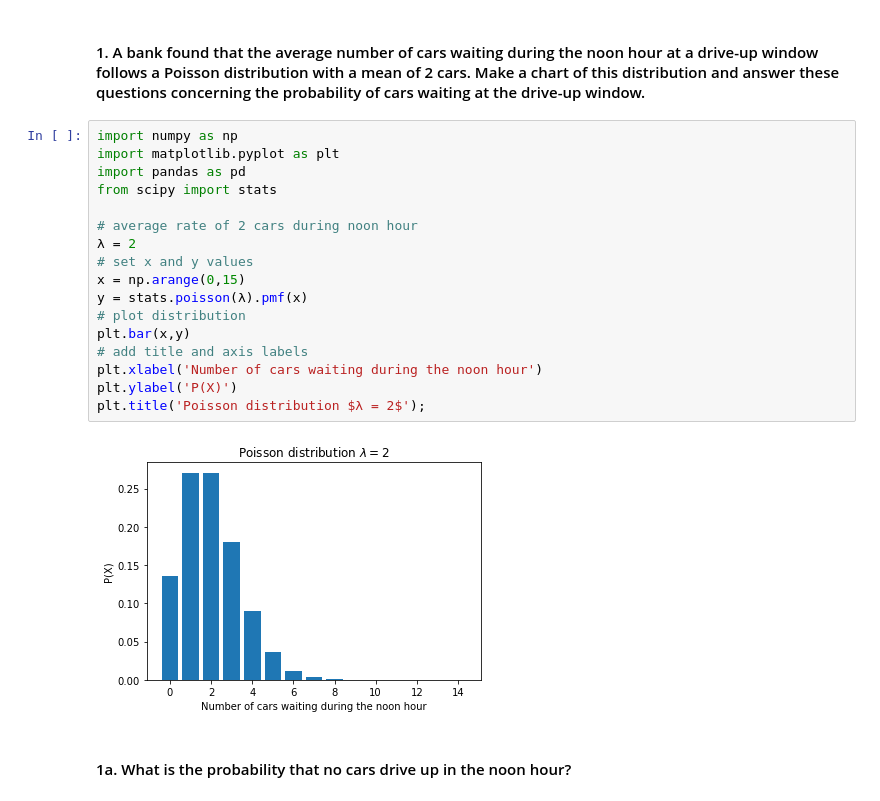
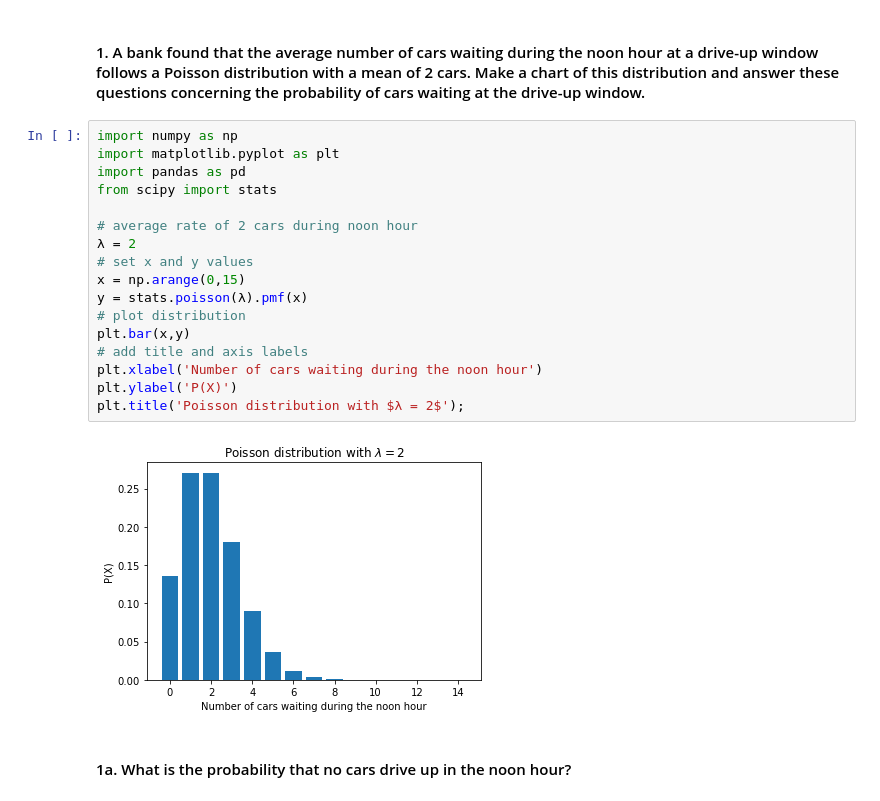
Before and after one commit to sophia-stewart/statistics-exercises, a Jupyter notebook: probability_distributions.ipynb, the cells around one changed output. Cells and saved outputs as stored; diff of their text form.

```diff
--- a/probability_distributions.ipynb
+++ b/probability_distributions.ipynb
@@ -5,22 +5,22 @@
 # %%
 import numpy as np
 import matplotlib.pyplot as plt
 import pandas as pd
 from scipy import stats
 
 # average rate of 2 cars during noon hour
 λ = 2
 # set x and y values
 x = np.arange(0,15)
 y = stats.poisson(λ).pmf(x)
 # plot distribution
 plt.bar(x,y)
 # add title and axis labels
 plt.xlabel('Number of cars waiting during the noon hour')
 plt.ylabel('P(X)')
-plt.title('Poisson distribution $λ = 2$');
+plt.title('Poisson distribution with $λ = 2$');
 # %% [output]
-[figure, old version]
+[figure, new version]
 # %% [markdown]
 #### 1a. What is the probability that no cars drive up in the noon hour?
 # %%
```
Also changed, not shown: parts of 14 cells of this notebook.
